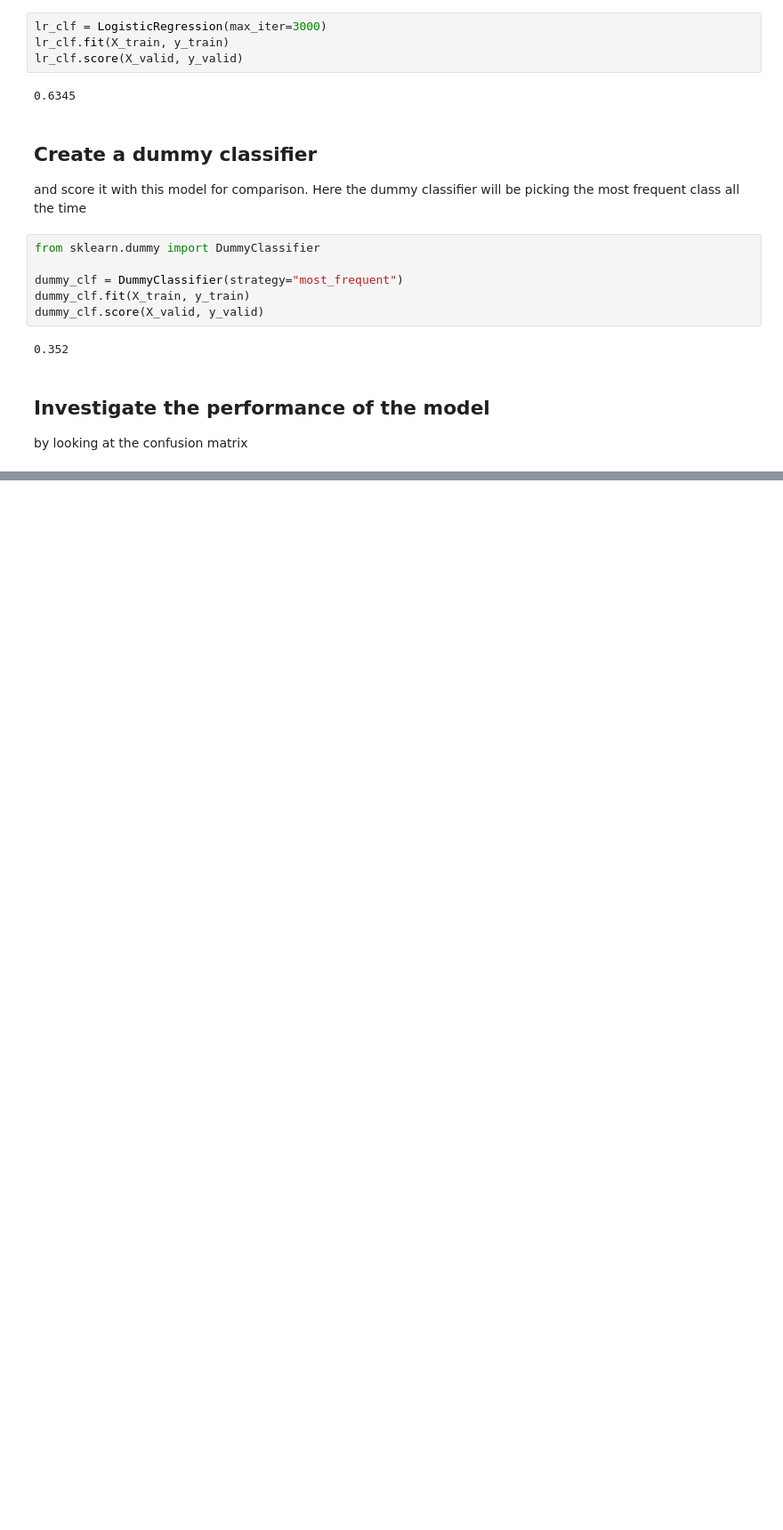
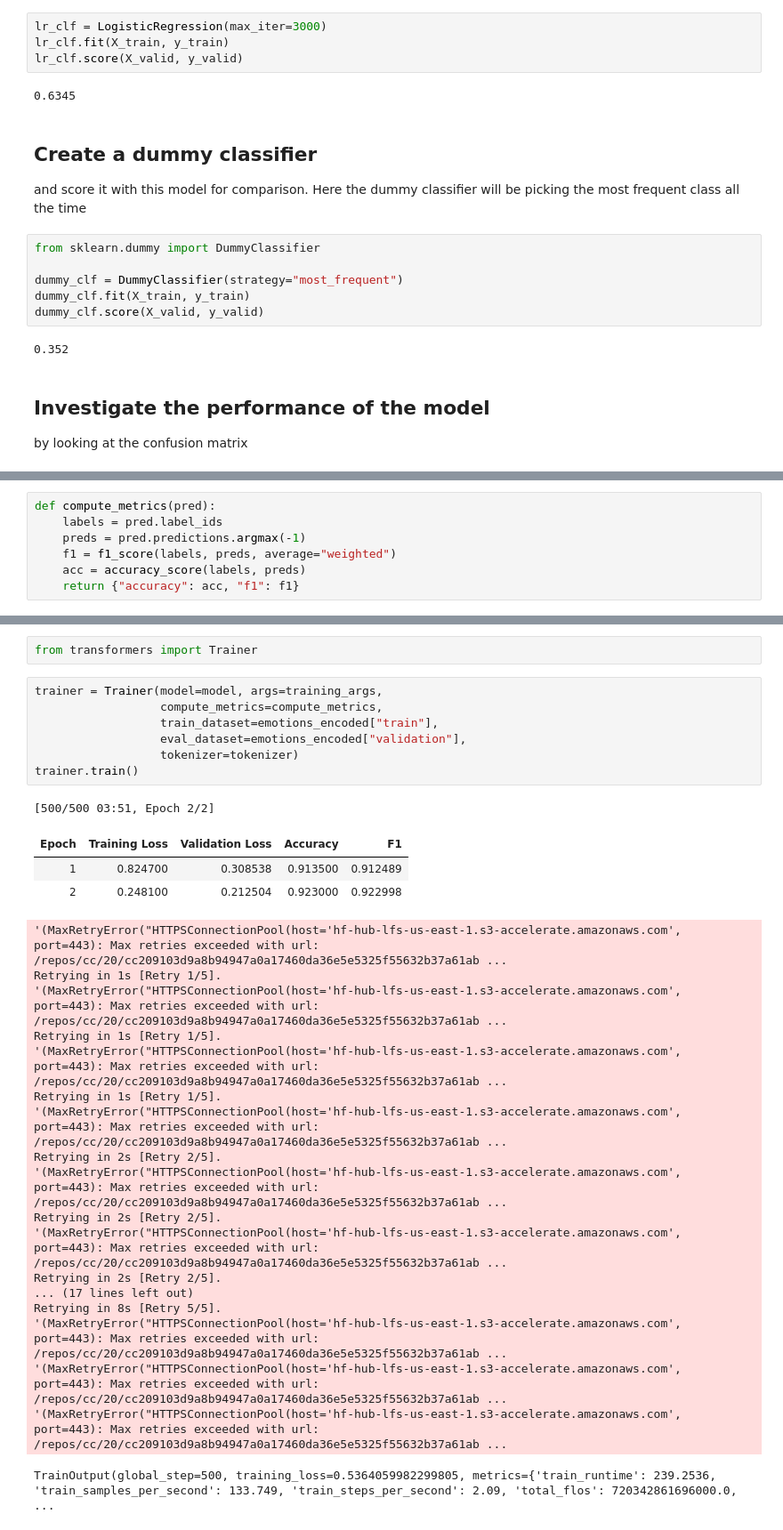
Before and after one commit to vinay631/100_days_ai_ml, a Jupyter notebook: transformers-from-scratch/text_classification.ipynb, the cells around one changed output, grey strips where cells are left out. Shown at 89% size. Cells and saved outputs as stored; diff of their text form; blank space fills up the shorter version.

```diff
--- a/transformers-from-scratch/text_classification.ipynb
+++ b/transformers-from-scratch/text_classification.ipynb
@@ -340,0 +358,7 @@ plot_confusion_matrix(y_preds, y_valid, labels)
+# %%
+def compute_metrics(pred):
+    labels = pred.label_ids
+    preds = pred.predictions.argmax(-1)
+    f1 = f1_score(labels, preds, average="weighted")
+    acc = accuracy_score(labels, preds)
+    return {"accuracy": acc, "f1": f1}
@@ -340,0 +428,32 @@ plot_confusion_matrix(y_preds, y_valid, labels)
+# %%
+from transformers import Trainer
+# %%
+trainer = Trainer(model=model, args=training_args,
+                  compute_metrics=compute_metrics,
+                  train_dataset=emotions_encoded["train"],
+                  eval_dataset=emotions_encoded["validation"],
+                  tokenizer=tokenizer)
+trainer.train()
+# %% [output]
+[500/500 03:51, Epoch 2/2]
+| Epoch | Training Loss | Validation Loss | Accuracy | F1 |
+| 1 | 0.824700 | 0.308538 | 0.913500 | 0.912489 |
+| 2 | 0.248100 | 0.212504 | 0.923000 | 0.922998 |
+'(MaxRetryError("HTTPSConnectionPool(host='hf-hub-lfs-us-east-1.s3-accelerate.amazonaws.com', port=443): Max retries exceeded with url: /repos/cc/20/cc209103d9a8b94947a0a17460da36e5e5325f55632b37a61ab ...
+Retrying in 1s [Retry 1/5].
+'(MaxRetryError("HTTPSConnectionPool(host='hf-hub-lfs-us-east-1.s3-accelerate.amazonaws.com', port=443): Max retries exceeded with url: /repos/cc/20/cc209103d9a8b94947a0a17460da36e5e5325f55632b37a61ab ...
+Retrying in 1s [Retry 1/5].
+'(MaxRetryError("HTTPSConnectionPool(host='hf-hub-lfs-us-east-1.s3-accelerate.amazonaws.com', port=443): Max retries exceeded with url: /repos/cc/20/cc209103d9a8b94947a0a17460da36e5e5325f55632b37a61ab ...
+Retrying in 1s [Retry 1/5].
+'(MaxRetryError("HTTPSConnectionPool(host='hf-hub-lfs-us-east-1.s3-accelerate.amazonaws.com', port=443): Max retries exceeded with url: /repos/cc/20/cc209103d9a8b94947a0a17460da36e5e5325f55632b37a61ab ...
+Retrying in 2s [Retry 2/5].
+'(MaxRetryError("HTTPSConnectionPool(host='hf-hub-lfs-us-east-1.s3-accelerate.amazonaws.com', port=443): Max retries exceeded with url: /repos/cc/20/cc209103d9a8b94947a0a17460da36e5e5325f55632b37a61ab ...
+Retrying in 2s [Retry 2/5].
+'(MaxRetryError("HTTPSConnectionPool(host='hf-hub-lfs-us-east-1.s3-accelerate.amazonaws.com', port=443): Max retries exceeded with url: /repos/cc/20/cc209103d9a8b94947a0a17460da36e5e5325f55632b37a61ab ...
+Retrying in 2s [Retry 2/5].
+... (17 lines left out)
+Retrying in 8s [Retry 5/5].
+'(MaxRetryError("HTTPSConnectionPool(host='hf-hub-lfs-us-east-1.s3-accelerate.amazonaws.com', port=443): Max retries exceeded with url: /repos/cc/20/cc209103d9a8b94947a0a17460da36e5e5325f55632b37a61ab ...
+'(MaxRetryError("HTTPSConnectionPool(host='hf-hub-lfs-us-east-1.s3-accelerate.amazonaws.com', port=443): Max retries exceeded with url: /repos/cc/20/cc209103d9a8b94947a0a17460da36e5e5325f55632b37a61ab ...
+'(MaxRetryError("HTTPSConnectionPool(host='hf-hub-lfs-us-east-1.s3-accelerate.amazonaws.com', port=443): Max retries exceeded with url: /repos/cc/20/cc209103d9a8b94947a0a17460da36e5e5325f55632b37a61ab ...
+TrainOutput(global_step=500, training_loss=0.5364059982299805, metrics={'train_runtime': 239.2536, 'train_samples_per_second': 133.749, 'train_steps_per_second': 2.09, 'total_flos': 720342861696000.0, ...
```
Also changed, not shown: parts of 19 cells of this notebook.
